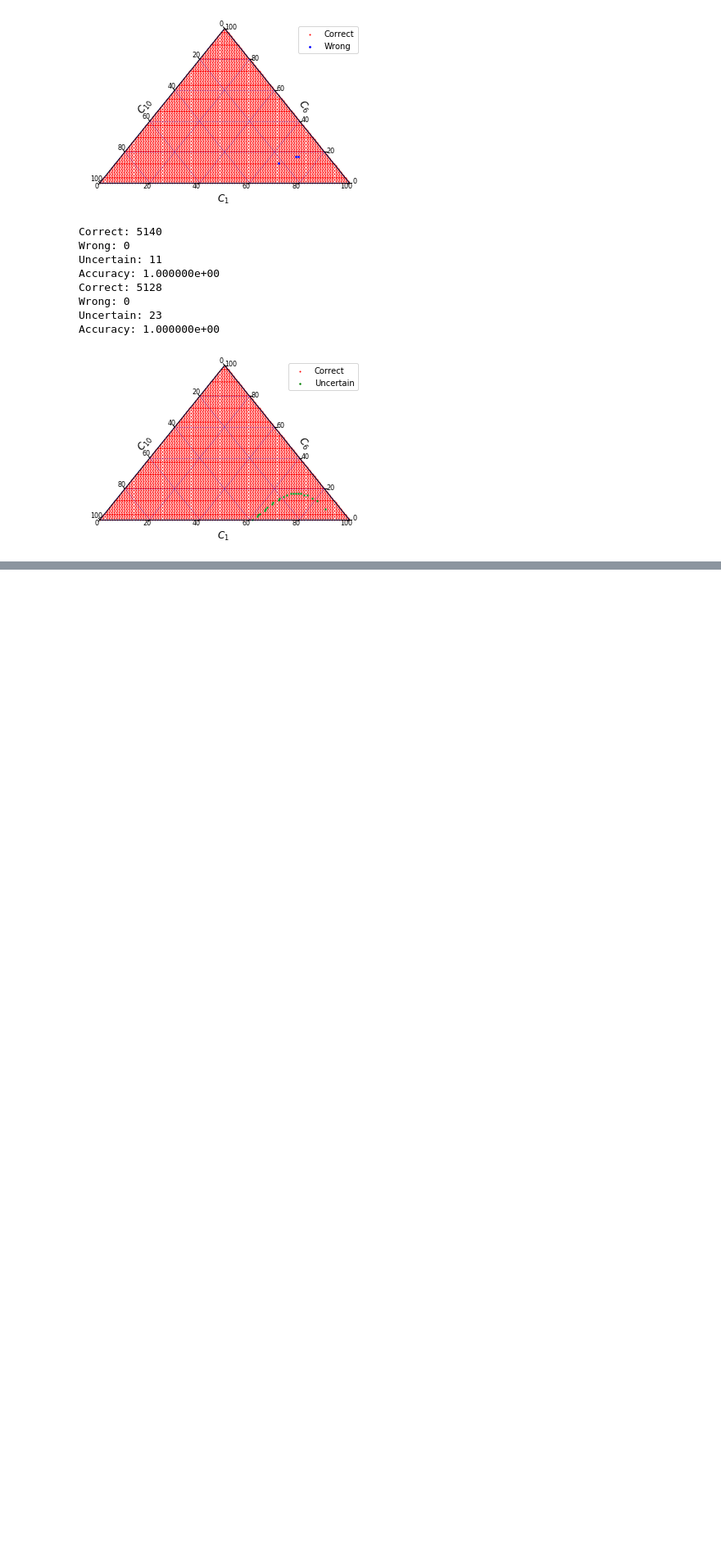
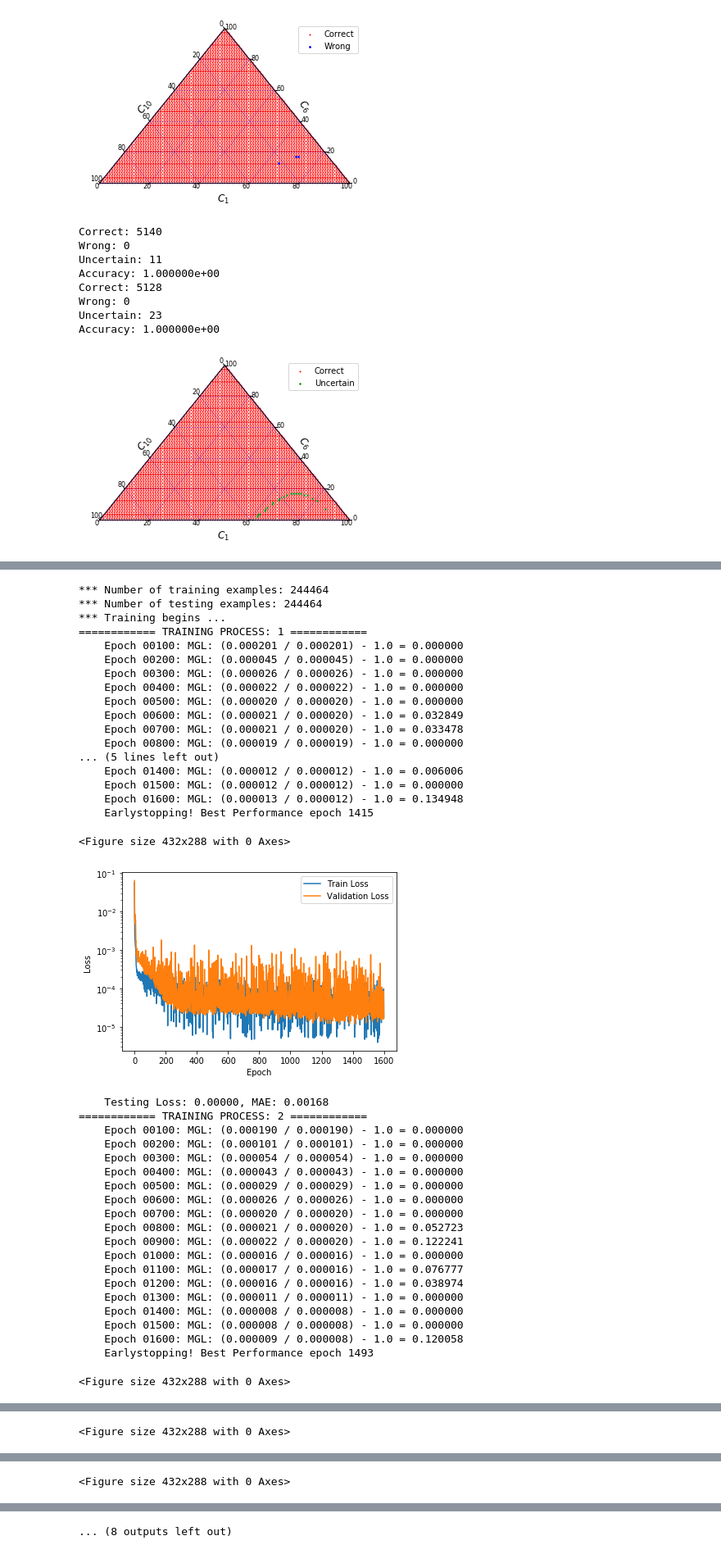
Before and after one commit to Arsennnic/ANN-FC-2.0, a Jupyter notebook: train_stab.ipynb, the cells around one changed output, grey strips where cells are left out. Shown at 82% size. Saved outputs shown, nothing was run; the diff lists cells and outputs as text; code cells hidden in the pictures; blank space fills up the shorter version.

```diff
--- a/train_stab.ipynb
+++ b/train_stab.ipynb
@@ -438,0 +678,50 @@ geo003_1010.store_model('geo003-stab')
+# %%
+spe3_1515_2 = st.train("improved-STAB-data/spe3-train-PS-PM.csv",
+                 "improved-STAB-data/spe3-train-PS-PM.csv",
+                 #validation_data = "improved-STAB-data/spe3-test-no-adv-simplex-PS-PM.csv",
+                 validation_split = 0.001,
+                     filt_lower = 100.0,
+                 hidden_layer = 2, hidden_cells = [15, 15], batch_size = 3000,
+                 GL = 0.05, GL_epoch_strip = 100, min_epoch = 1500, epoch = 3000,
+                       trans = None, train_number = 5,
+                 plot = True, plot_name = "spe3-ST-h1515")
+# %% [output]
+*** Number of training examples: 244464
+*** Number of testing examples: 244464
+*** Training begins ...
+============ TRAINING PROCESS: 1 ============
+    Epoch 00100: MGL: (0.000201 / 0.000201) - 1.0 = 0.000000
+    Epoch 00200: MGL: (0.000045 / 0.000045) - 1.0 = 0.000000
+    Epoch 00300: MGL: (0.000026 / 0.000026) - 1.0 = 0.000000
+    Epoch 00400: MGL: (0.000022 / 0.000022) - 1.0 = 0.000000
+    Epoch 00500: MGL: (0.000020 / 0.000020) - 1.0 = 0.000000
+    Epoch 00600: MGL: (0.000021 / 0.000020) - 1.0 = 0.032849
+    Epoch 00700: MGL: (0.000021 / 0.000020) - 1.0 = 0.033478
+    Epoch 00800: MGL: (0.000019 / 0.000019) - 1.0 = 0.000000
+... (5 lines left out)
+    Epoch 01400: MGL: (0.000012 / 0.000012) - 1.0 = 0.006006
+    Epoch 01500: MGL: (0.000012 / 0.000012) - 1.0 = 0.000000
+    Epoch 01600: MGL: (0.000013 / 0.000012) - 1.0 = 0.134948
+    Earlystopping! Best Performance epoch 1415
+<Figure size 432x288 with 0 Axes>
+[figure, added]
+    Testing Loss: 0.00000, MAE: 0.00168
+============ TRAINING PROCESS: 2 ============
+    Epoch 00100: MGL: (0.000190 / 0.000190) - 1.0 = 0.000000
+    Epoch 00200: MGL: (0.000101 / 0.000101) - 1.0 = 0.000000
+    Epoch 00300: MGL: (0.000054 / 0.000054) - 1.0 = 0.000000
+    Epoch 00400: MGL: (0.000043 / 0.000043) - 1.0 = 0.000000
+    Epoch 00500: MGL: (0.000029 / 0.000029) - 1.0 = 0.000000
+    Epoch 00600: MGL: (0.000026 / 0.000026) - 1.0 = 0.000000
+    Epoch 00700: MGL: (0.000020 / 0.000020) - 1.0 = 0.000000
+    Epoch 00800: MGL: (0.000021 / 0.000020) - 1.0 = 0.052723
+    Epoch 00900: MGL: (0.000022 / 0.000020) - 1.0 = 0.122241
+    Epoch 01000: MGL: (0.000016 / 0.000016) - 1.0 = 0.000000
+    Epoch 01100: MGL: (0.000017 / 0.000016) - 1.0 = 0.076777
+    Epoch 01200: MGL: (0.000016 / 0.000016) - 1.0 = 0.038974
+    Epoch 01300: MGL: (0.000011 / 0.000011) - 1.0 = 0.000000
+    Epoch 01400: MGL: (0.000008 / 0.000008) - 1.0 = 0.000000
+    Epoch 01500: MGL: (0.000008 / 0.000008) - 1.0 = 0.000000
+    Epoch 01600: MGL: (0.000009 / 0.000008) - 1.0 = 0.120058
+    Earlystopping! Best Performance epoch 1493
+<Figure size 432x288 with 0 Axes>
@@ -438,0 +746 @@ geo003_1010.store_model('geo003-stab')
+<Figure size 432x288 with 0 Axes>
@@ -438,0 +767 @@ geo003_1010.store_model('geo003-stab')
+<Figure size 432x288 with 0 Axes>
@@ -438,0 +769 @@ geo003_1010.store_model('geo003-stab')
+... (8 outputs left out)
```
Also changed, not shown: parts of 7 cells of this notebook, 3 other files.
